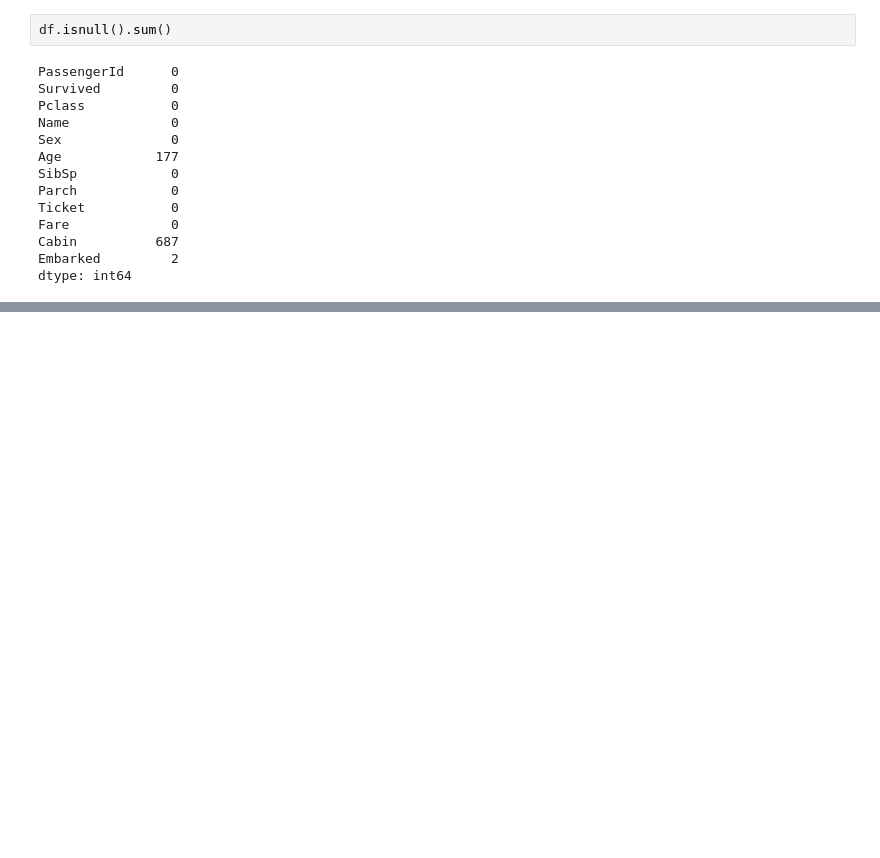
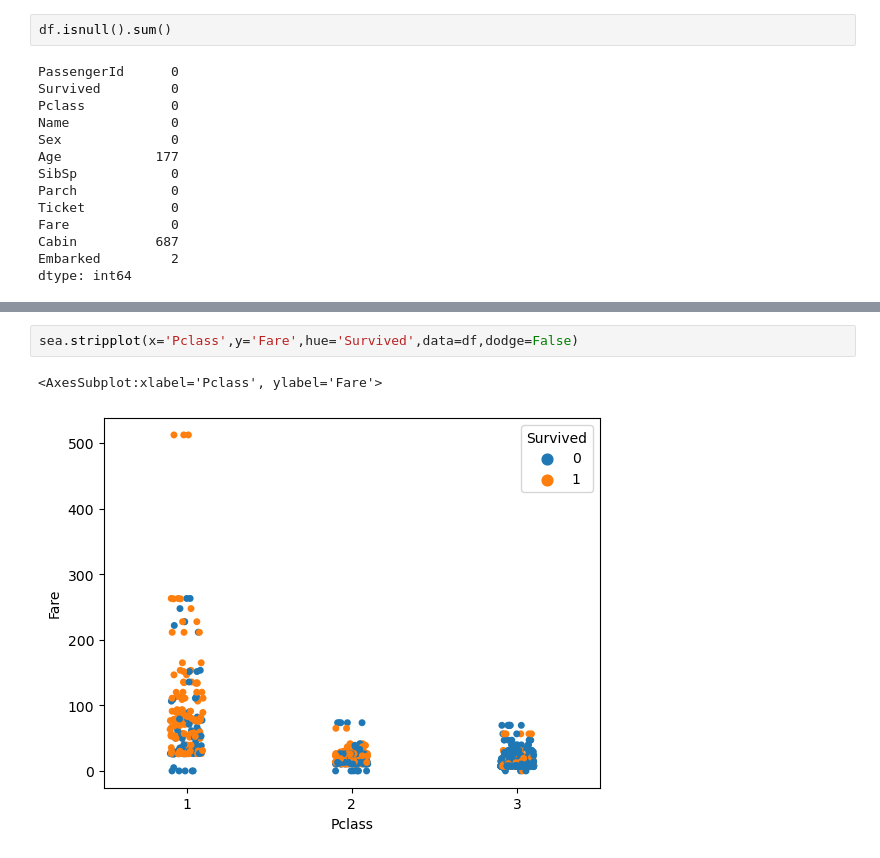
Before and after one commit to AkshayDawkhar/titanic, a Jupyter notebook: train.ipynb, the cells around one changed output, grey strips where cells are left out. Cells and saved outputs as stored; diff of their text form; blank space fills up the shorter version.

```diff
--- a/train.ipynb
+++ b/train.ipynb
@@ -24,0 +60,5 @@ profile.to_file(output_file='data_report.html')
+# %%
+sea.stripplot(x='Pclass',y='Fare',hue='Survived',data=df,dodge=False)
+# %% [output]
+<AxesSubplot:xlabel='Pclass', ylabel='Fare'>
+[figure, added]
```
Also changed, not shown: parts of 8 cells of this notebook.
